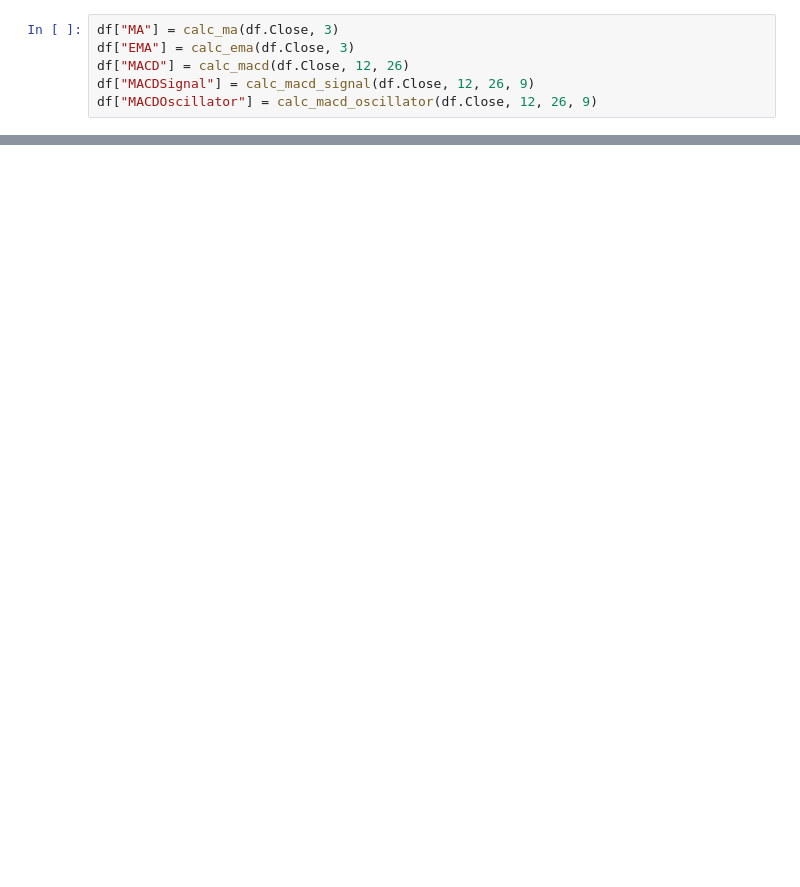
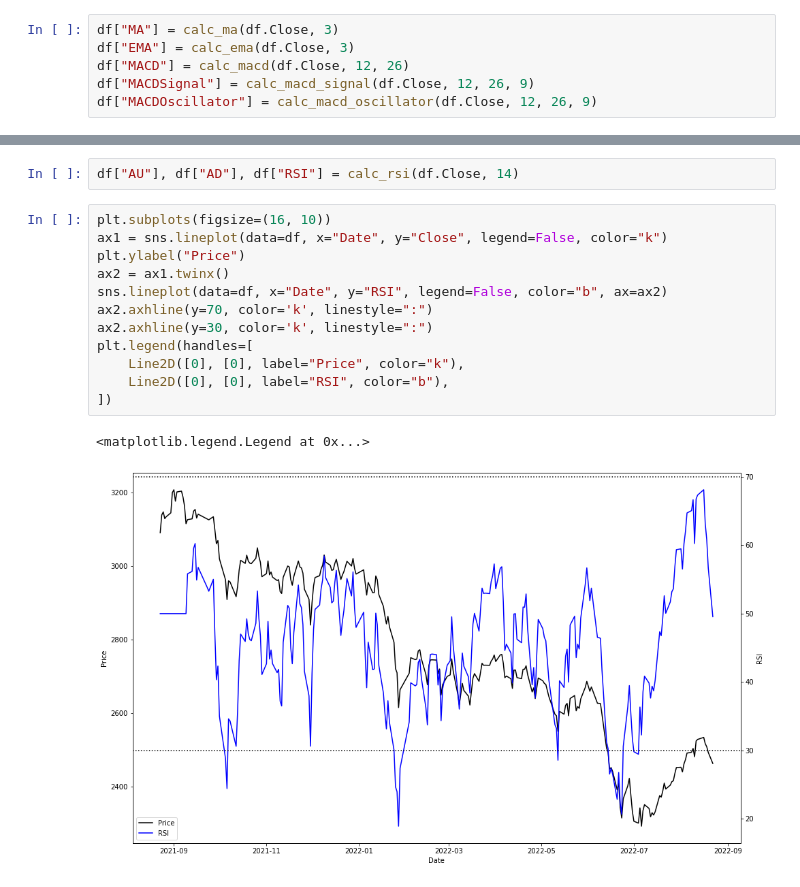
Before and after one commit to panda5176/quantata, a Jupyter notebook: examples/examples.ipynb, the cells around one changed output, grey strips where cells are left out. Cells and saved outputs as stored; diff of their text form; blank space fills up the shorter version.

```diff
--- a/examples/examples.ipynb
+++ b/examples/examples.ipynb
@@ -103,0 +83,17 @@ print(calc_return(df["Asset"]))
+# %%
+df["AU"], df["AD"], df["RSI"] = calc_rsi(df.Close, 14)
+# %%
+plt.subplots(figsize=(16, 10))
+ax1 = sns.lineplot(data=df, x="Date", y="Close", legend=False, color="k")
+plt.ylabel("Price")
+ax2 = ax1.twinx()
+sns.lineplot(data=df, x="Date", y="RSI", legend=False, color="b", ax=ax2)
+ax2.axhline(y=70, color='k', linestyle=":")
+ax2.axhline(y=30, color='k', linestyle=":")
+plt.legend(handles=[
+    Line2D([0], [0], label="Price", color="k"),
+    Line2D([0], [0], label="RSI", color="b"),
+])
+# %% [output]
+<matplotlib.legend.Legend at 0x...>
+[figure, added]
```
Also changed, not shown: parts of 10 cells of this notebook, 2 other files.
